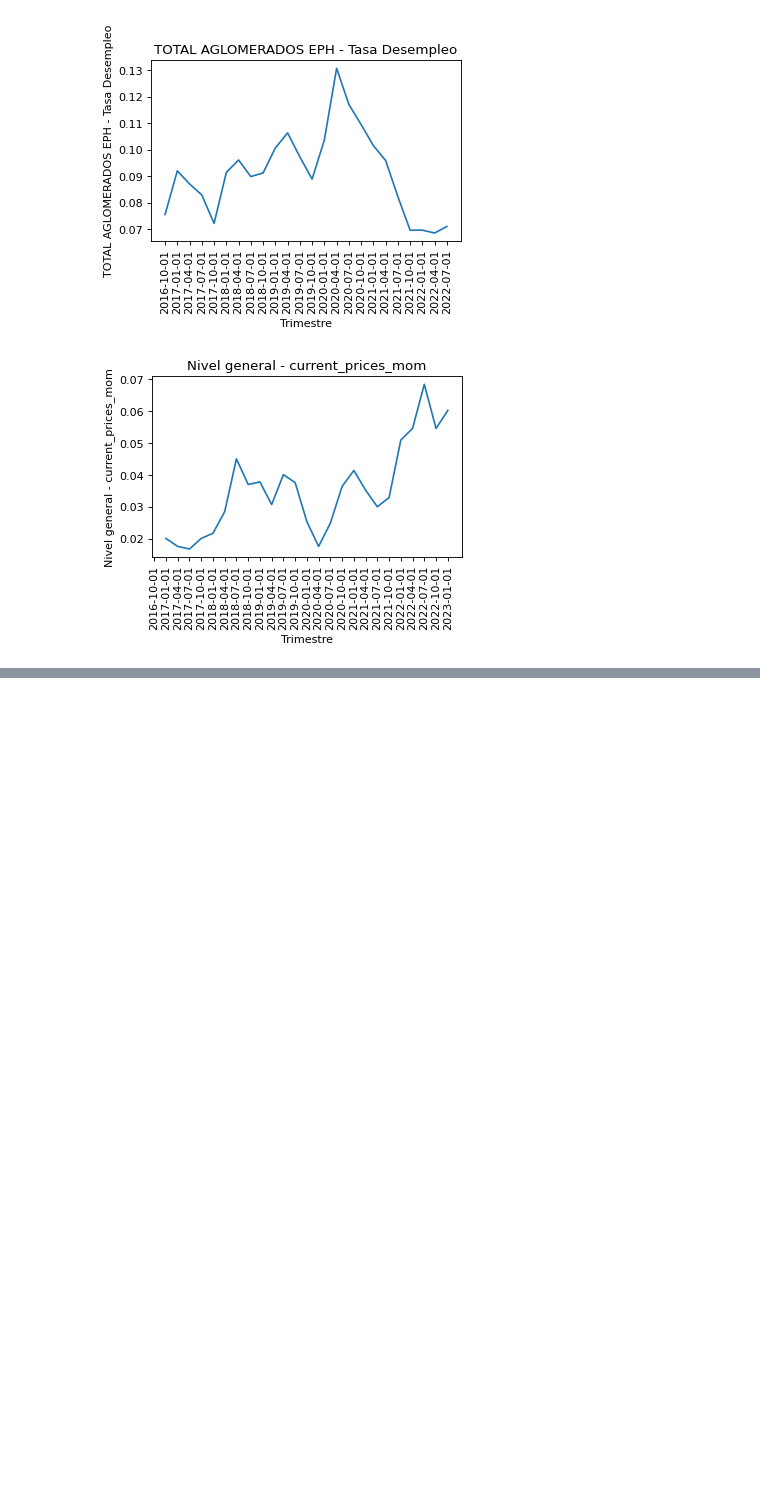
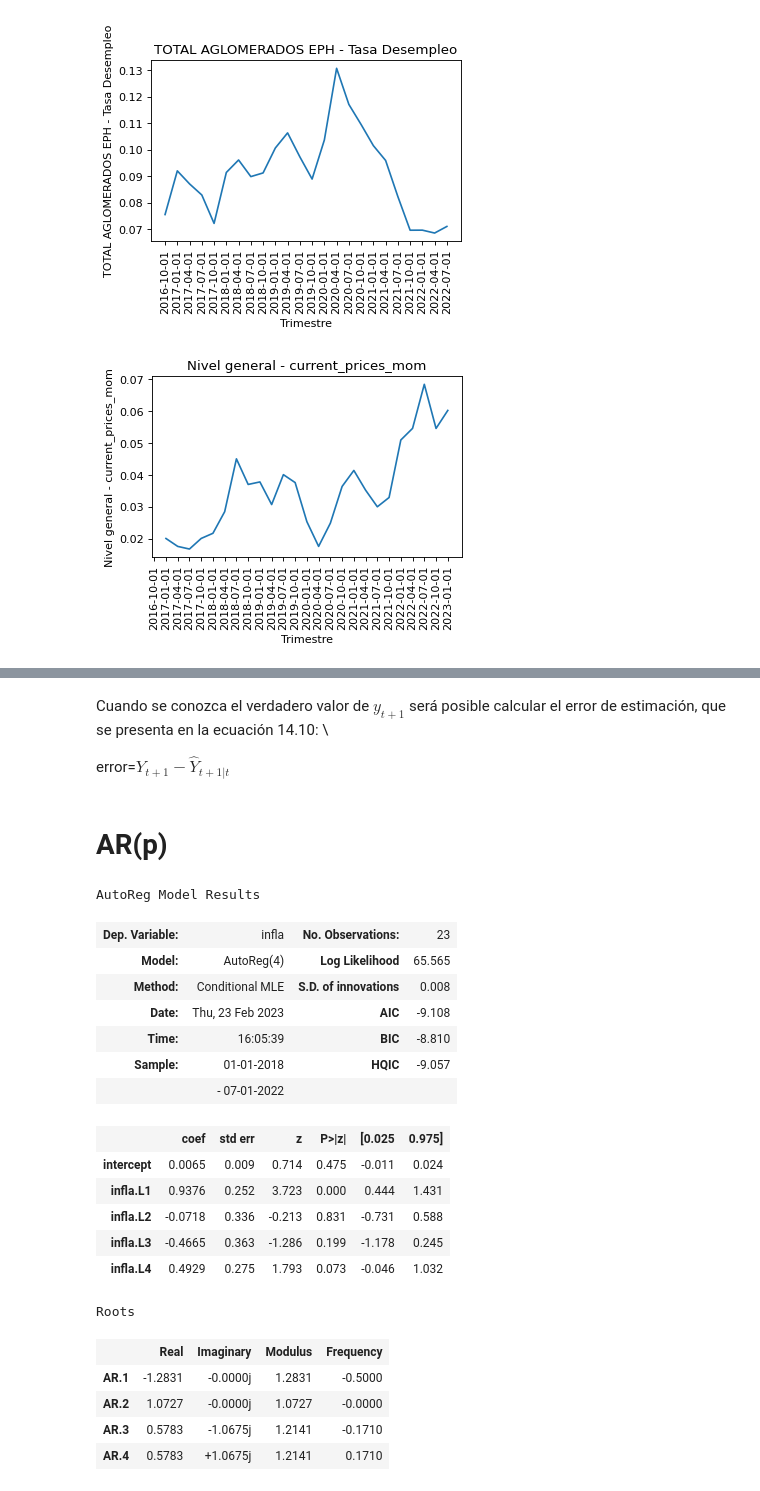
Before and after one commit to luciojosep/AnalisisCuantitativoAvanzado, a Jupyter notebook: S&W_Chp14.ipynb, the cells around one changed output, grey strips where cells are left out. Saved outputs shown, nothing was run; the diff lists cells and outputs as text; code cells hidden in the pictures; blank space fills up the shorter version.

```diff
--- a/S&W_Chp14.ipynb
+++ b/S&W_Chp14.ipynb
@@ -84,0 +109,33 @@ dtype: float64
+# %% [markdown]
+Cuando se conozca el verdadero valor de $y_{t+1}$ será posible calcular el error de estimación, que se presenta en la ecuación 14.10: \
+
+error=$Y_{t+1}-\hat{Y}_{t+1|t}$
+# %% [markdown]
+# AR(p)
+# %%
+# El modelo
+ar_model = AutoReg(datos['infla'], lags=4, old_names=True).fit()
+# %%
+# Los valores de esta salida corresponden a los presentados en la ecuación 14.13
+ar_model.summary()
+# %% [output]
+AutoReg Model Results
+| Dep. Variable: | infla | No. Observations: | 23 |
+| Model: | AutoReg(4) | Log Likelihood | 65.565 |
+| Method: | Conditional MLE | S.D. of innovations | 0.008 |
+| Date: | Thu, 23 Feb 2023 | AIC | -9.108 |
+| Time: | 16:05:39 | BIC | -8.810 |
+| Sample: | 01-01-2018 | HQIC | -9.057 |
+|  | - 07-01-2022 |  |  |
+|  | coef | std err | z | P>|z| | [0.025 | 0.975] |
+| intercept | 0.0065 | 0.009 | 0.714 | 0.475 | -0.011 | 0.024 |
+| infla.L1 | 0.9376 | 0.252 | 3.723 | 0.000 | 0.444 | 1.431 |
+| infla.L2 | -0.0718 | 0.336 | -0.213 | 0.831 | -0.731 | 0.588 |
+| infla.L3 | -0.4665 | 0.363 | -1.286 | 0.199 | -1.178 | 0.245 |
+| infla.L4 | 0.4929 | 0.275 | 1.793 | 0.073 | -0.046 | 1.032 |
+Roots
+|  | Real | Imaginary | Modulus | Frequency |
+| AR.1 | -1.2831 | -0.0000j | 1.2831 | -0.5000 |
+| AR.2 | 1.0727 | -0.0000j | 1.0727 | -0.0000 |
+| AR.3 | 0.5783 | -1.0675j | 1.2141 | -0.1710 |
+| AR.4 | 0.5783 | +1.0675j | 1.2141 | 0.1710 |
```
Also changed, not shown: parts of 20 cells of this notebook.
